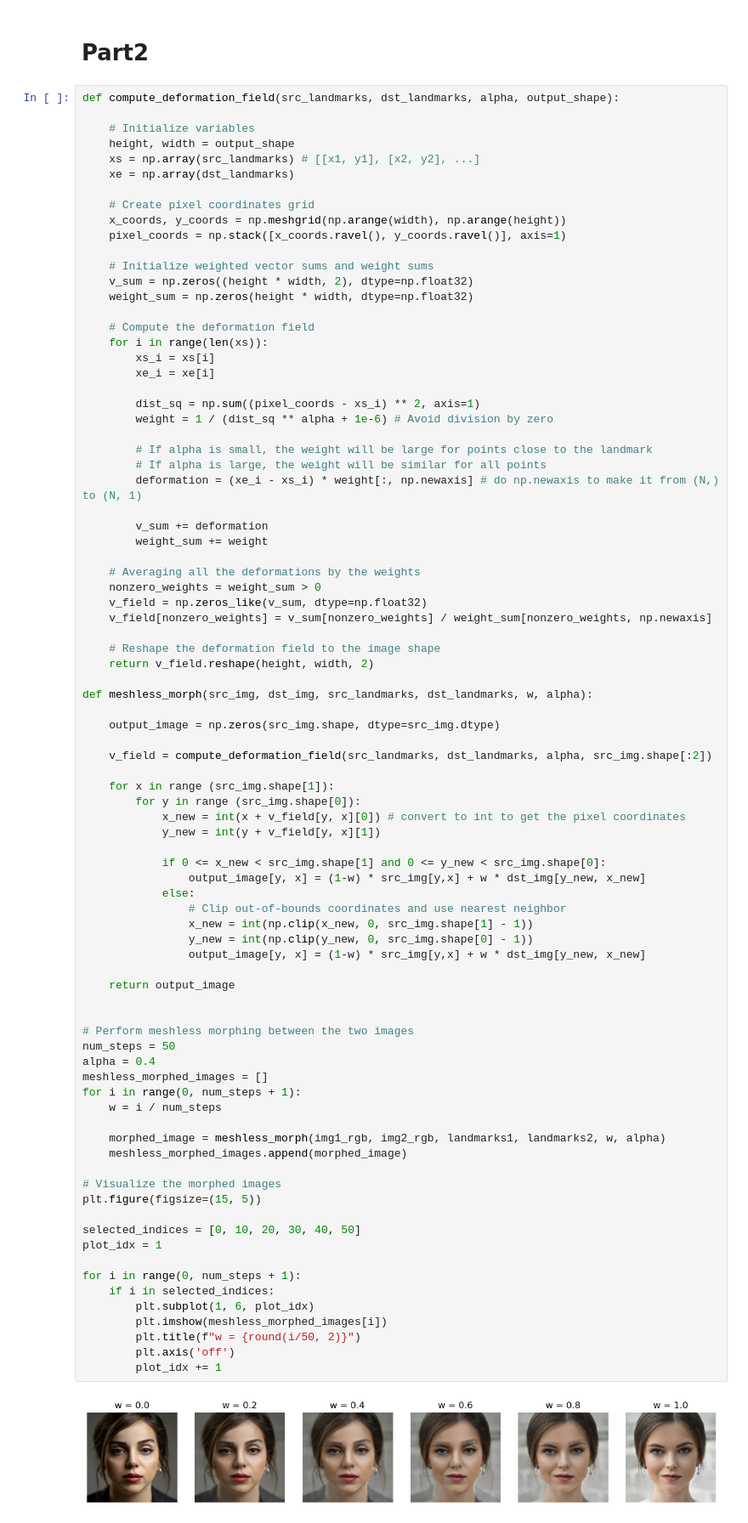
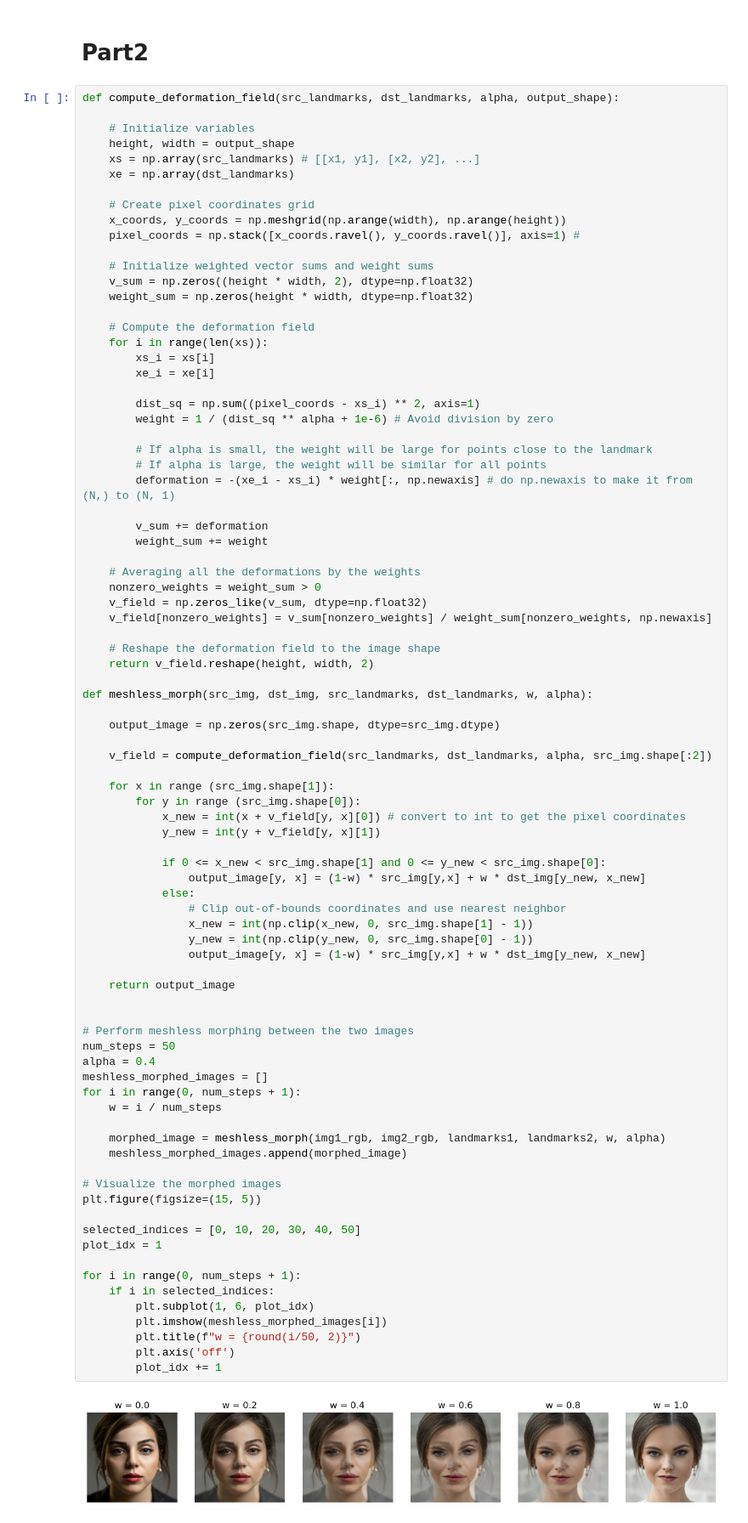
Before and after one commit to zczl929/Face-morphing, a Jupyter notebook: morph.ipynb, the cells around one changed output. Shown at 85% size. Cells and saved outputs as stored; diff of their text form.

```diff
--- a/morph.ipynb
+++ b/morph.ipynb
@@ -339,7 +386,7 @@ def compute_deformation_field(src_landmarks, dst_landmarks, alpha, output_shape)
 
     # Create pixel coordinates grid
     x_coords, y_coords = np.meshgrid(np.arange(width), np.arange(height))
-    pixel_coords = np.stack([x_coords.ravel(), y_coords.ravel()], axis=1)
+    pixel_coords = np.stack([x_coords.ravel(), y_coords.ravel()], axis=1) #
 
     # Initialize weighted vector sums and weight sums
     v_sum = np.zeros((height * width, 2), dtype=np.float32)
@@ -355,7 +402,7 @@ def compute_deformation_field(src_landmarks, dst_landmarks, alpha, output_shape)
 
         # If alpha is small, the weight will be large for points close to the landmark
         # If alpha is large, the weight will be similar for all points
-        deformation = (xe_i - xs_i) * weight[:, np.newaxis] # do np.newaxis to make it from (N,) to (N, 1)
+        deformation = -(xe_i - xs_i) * weight[:, np.newaxis] # do np.newaxis to make it from (N,) to (N, 1)
 
         v_sum += deformation
         weight_sum += weight
@@ -387,34 +434,34 @@ def meshless_morph(src_img, dst_img, src_landmarks, dst_landmarks, w, alpha):
                 y_new = int(np.clip(y_new, 0, src_img.shape[0] - 1))
                 output_image[y, x] = (1-w) * src_img[y,x] + w * dst_img[y_new, x_new]
 
     return output_image
 
 
 # Perform meshless morphing between the two images
 num_steps = 50
 alpha = 0.4
 meshless_morphed_images = []
 for i in range(0, num_steps + 1):
     w = i / num_steps
 
     morphed_image = meshless_morph(img1_rgb, img2_rgb, landmarks1, landmarks2, w, alpha)
     meshless_morphed_images.append(morphed_image)
 
 # Visualize the morphed images
 plt.figure(figsize=(15, 5))
 
 selected_indices = [0, 10, 20, 30, 40, 50]
 plot_idx = 1
 
 for i in range(0, num_steps + 1):
     if i in selected_indices:
         plt.subplot(1, 6, plot_idx)
         plt.imshow(meshless_morphed_images[i])
         plt.title(f"w = {round(i/50, 2)}")
         plt.axis('off')
         plot_idx += 1
 # %% [output]
-[figure, old version]
+[figure, new version]
 # %%
 
 output_video = "output_video_part2.mp4"
```
Also changed, not shown: parts of 5 cells of this notebook, 1 other file.
